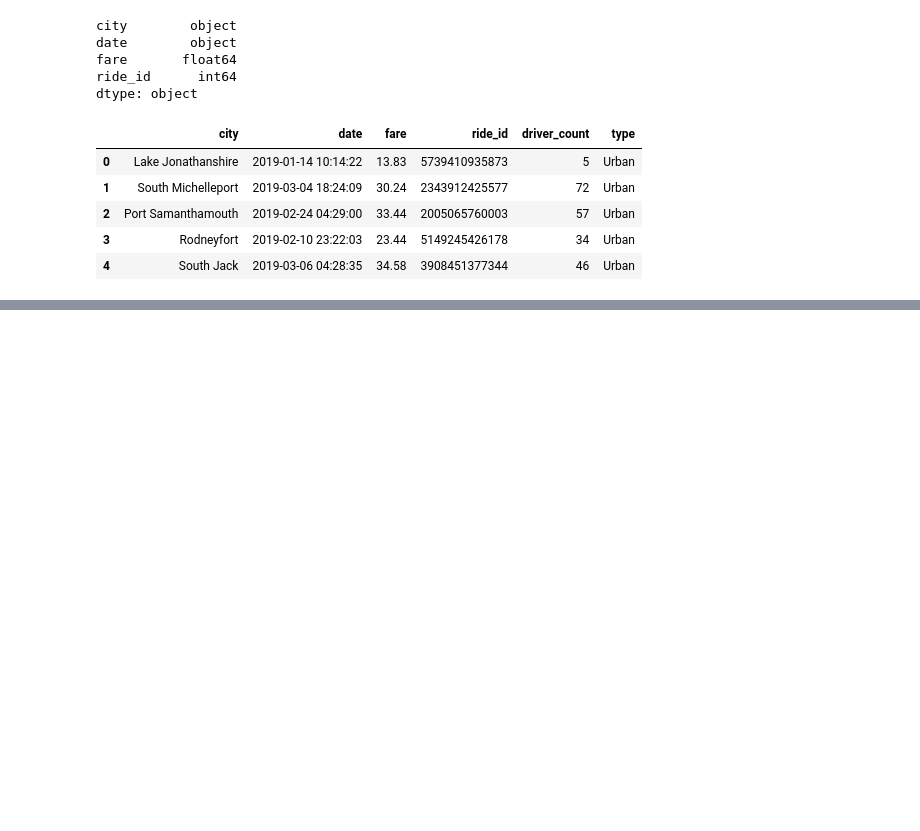
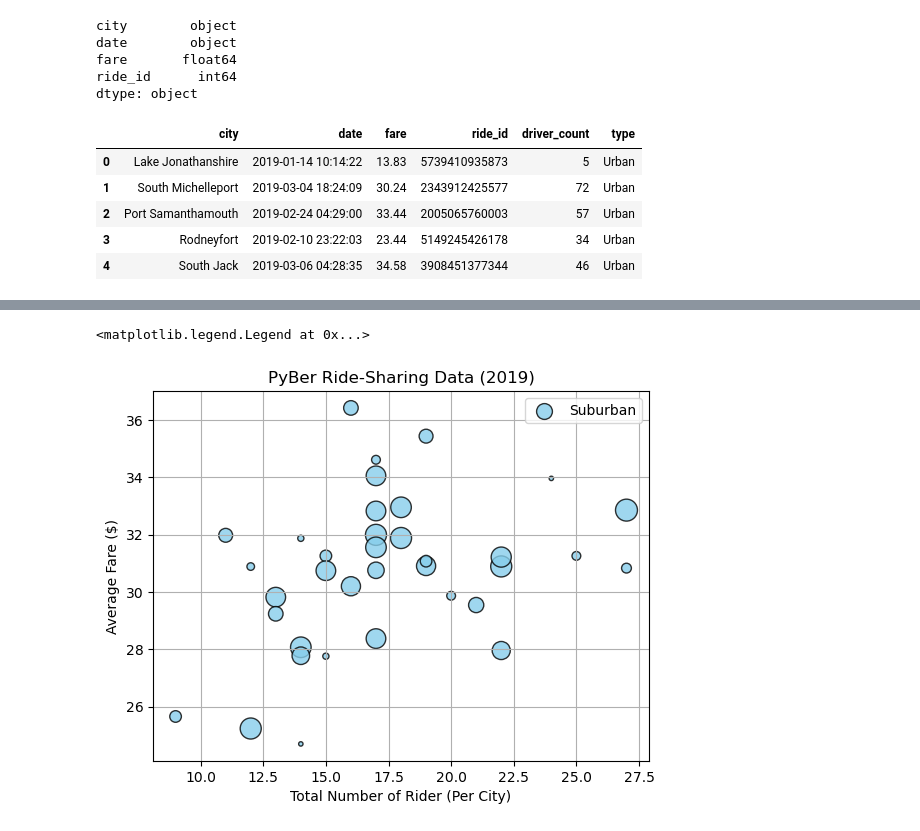
Before and after one commit to UnBearAble1/Pyber_Analysis, a Jupyter notebook: PyBer.ipynb, the cells around one changed output, grey strips where cells are left out. Saved outputs shown, nothing was run; the diff lists cells and outputs as text; code cells hidden in the pictures; blank space fills up the shorter version.

```diff
--- a/PyBer.ipynb
+++ b/PyBer.ipynb
@@ -128,0 +140,5 @@ pyber_data_df.head()
+# %%
+# Create Suburban and Rural DataFrames
+
+suburban_cities_df = pyber_data_df[pyber_data_df["type"] =="Suburban"]
+rural_cities_df = pyber_data_df[pyber_data_df["type"] == "Rural"]
@@ -128,0 +173,4 @@ pyber_data_df.head()
+# %%
+# Get the number of riders for suburaban and rural cities
+suburban_ride_count = suburban_cities_df.groupby(["city"]).count()["ride_id"]
+rural_ride_count = rural_cities_df.groupby(["city"]).count()["ride_id"]
@@ -128,0 +189,4 @@ pyber_data_df.head()
+# %%
+# Get the average fare for rural and suburban cities
+suburban_avg_fare = suburban_cities_df.groupby(["city"]).mean()["fare"]
+rural_avg_fare = rural_cities_df.groupby(["city"]).mean()["fare"]
@@ -128,0 +205,4 @@ pyber_data_df.head()
+# %%
+# Get the average nuber of drivers for rural and suburban cities
+suburban_driver_avg = suburban_cities_df.groupby(["city"]).mean()["driver_count"]
+rural_driver_avg = rural_cities_df.groupby(["city"]).mean()["driver_count"]
@@ -128,0 +228,17 @@ pyber_data_df.head()
+# %%
+# Buld the scatter plots for suburban cities
+plt.scatter(suburban_ride_count,
+        suburban_avg_fare,
+        s=10*suburban_driver_avg,
+        color="skyblue",
+        edgecolor="black", linewidths=1,
+        alpha=0.8, label="Suburban")
+plt.title("PyBer Ride-Sharing Data (2019)")
+plt.ylabel("Average Fare ($)")
+plt.xlabel("Total Number of Rider (Per City)")
+plt.grid(True)
+# Add the legend
+plt.legend()
+# %% [output]
+<matplotlib.legend.Legend at 0x...>
+[figure, added]
```
Also changed, not shown: parts of 9 cells of this notebook, 4 other files.
